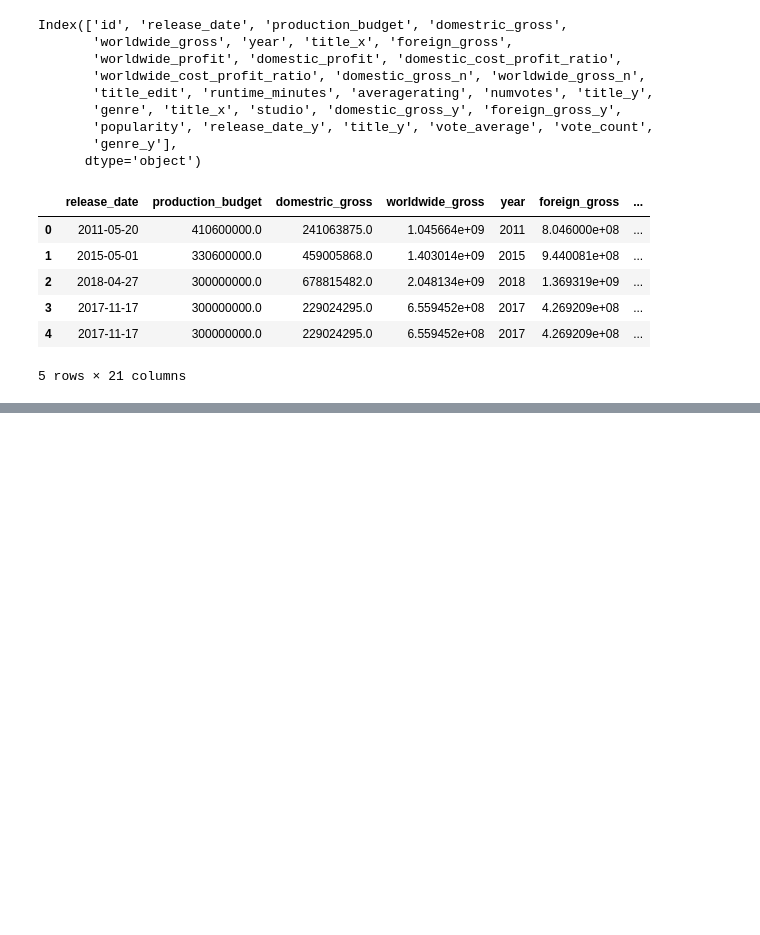
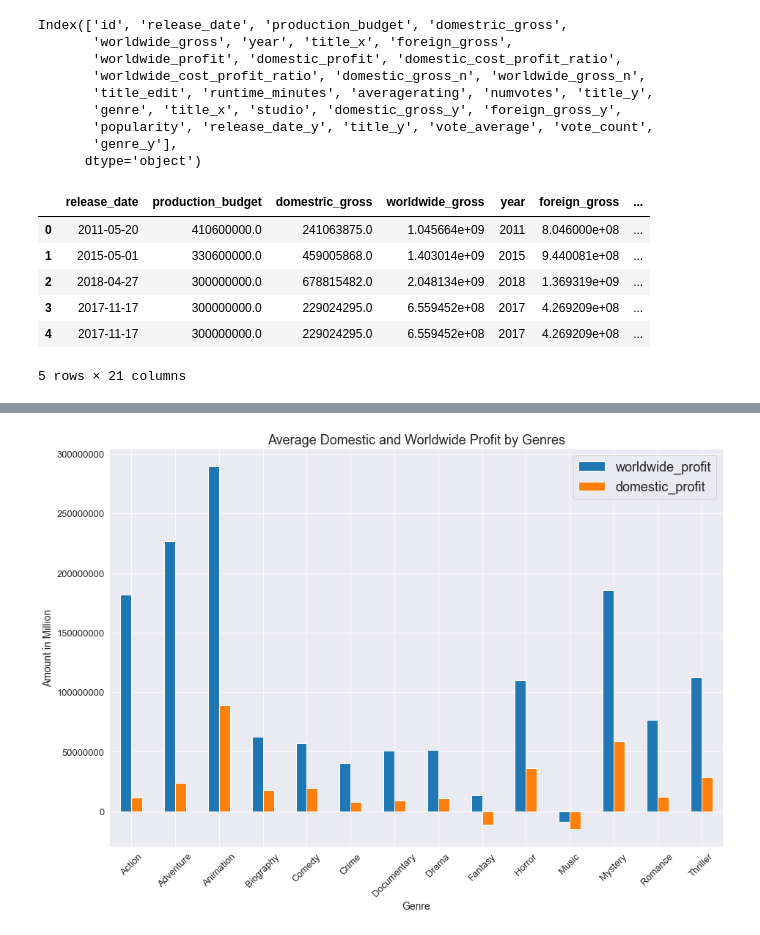
Before and after one commit to sgautam666/IMDB_Movie_Analysis, a Jupyter notebook: movie_analysis.ipynb, the cells around one changed output, grey strips where cells are left out. Drawn from its saved outputs; the diff is of its cells as text; code cells hidden in the pictures; blank space fills up the shorter version.

```diff
--- a/movie_analysis.ipynb
+++ b/movie_analysis.ipynb
@@ -794,0 +846,10 @@ df_merge.head()
+# %%
+df_merge_prim_genre.iloc[:, 5:7].plot(kind='bar',figsize = (15,10),fontsize=13)
+plt.title("Average Domestic and Worldwide Profit by Genres", fontsize = 18)
+plt.ticklabel_format(style='plain', axis='y',useOffset=False)
+plt.ylabel("Amount in Million", fontsize = 14)
+plt.xlabel("Genre", fontsize = 14)
+plt.xticks(rotation=45)
+plt.legend(prop={'size':18});
+# %% [output]
+[figure, added]
```
Also changed, not shown: parts of 9 cells of this notebook.
